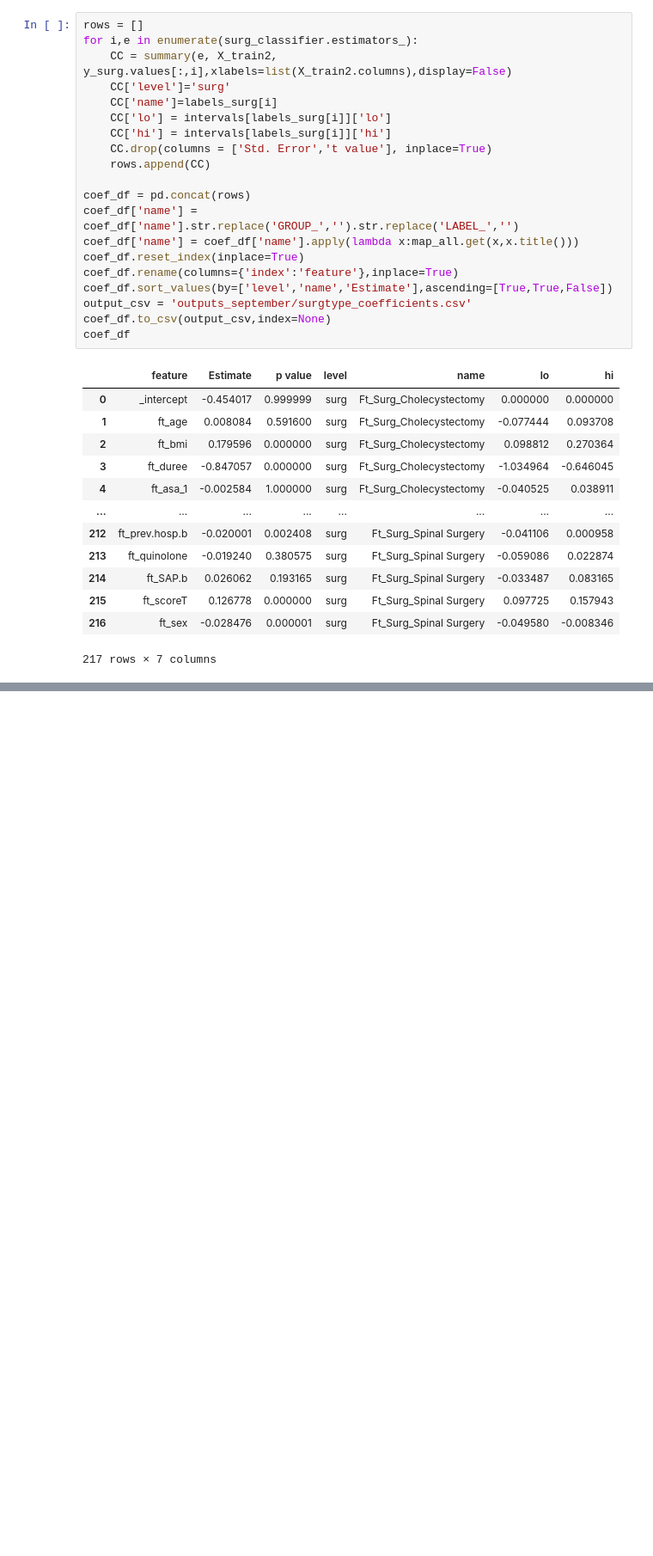
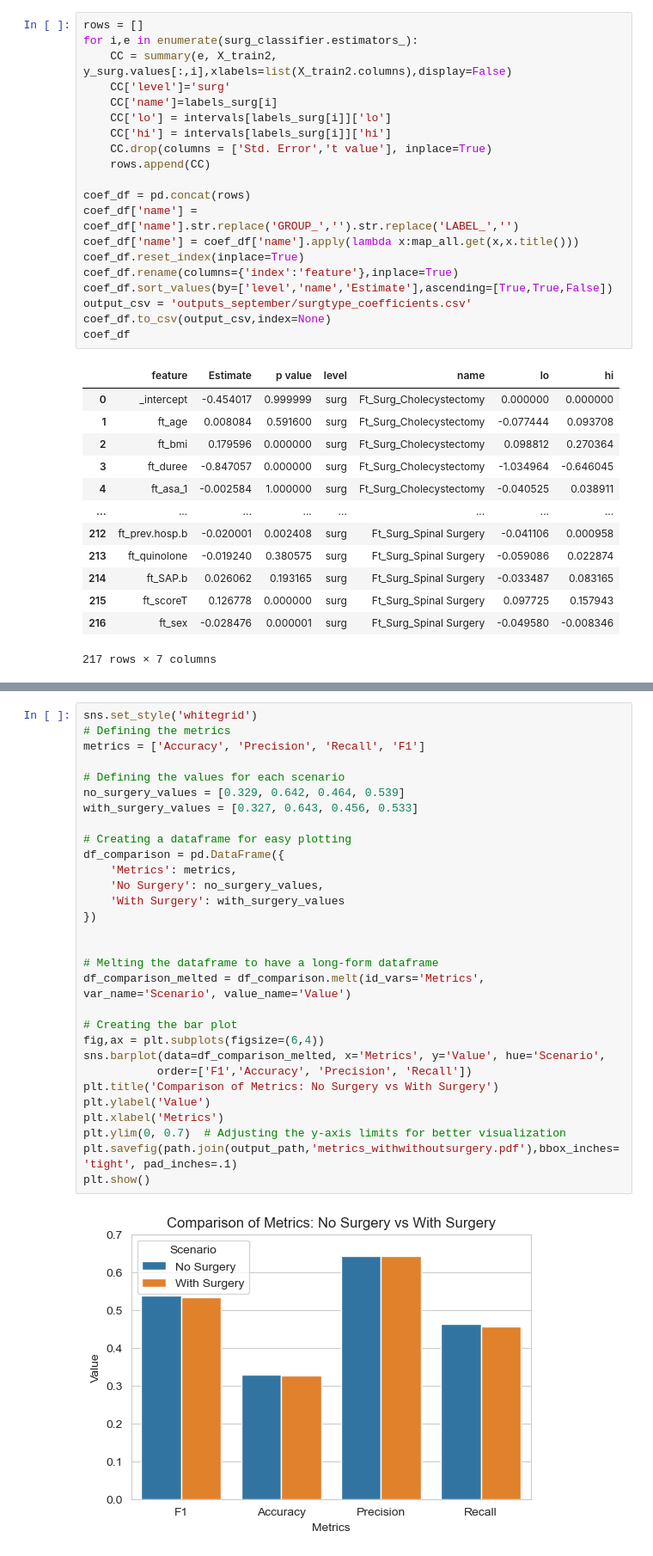
Before and after one commit to HugoGuillen/microbialcomposition, a Jupyter notebook: 4.4.2_surgery_prediction.ipynb, the cells around one changed output, grey strips where cells are left out. Shown: that part at 86% size. Drawn from its saved outputs; the diff is of its cells as text; blank space fills up the shorter version.

```diff
--- a/4.4.2_surgery_prediction_FINAL.ipynb
+++ b/4.4.2_surgery_prediction.ipynb
@@ -643,0 +738,32 @@ Ft_Surg_Knee Replacement
+# %%
+sns.set_style('whitegrid')
+# Defining the metrics
+metrics = ['Accuracy', 'Precision', 'Recall', 'F1']
+
+# Defining the values for each scenario
+no_surgery_values = [0.329, 0.642, 0.464, 0.539]
+with_surgery_values = [0.327, 0.643, 0.456, 0.533]
+
+# Creating a dataframe for easy plotting
+df_comparison = pd.DataFrame({
+    'Metrics': metrics,
+    'No Surgery': no_surgery_values,
+    'With Surgery': with_surgery_values
+})
+
+
+# Melting the dataframe to have a long-form dataframe
+df_comparison_melted = df_comparison.melt(id_vars='Metrics', var_name='Scenario', value_name='Value')
+
+# Creating the bar plot
+fig,ax = plt.subplots(figsize=(6,4))
+sns.barplot(data=df_comparison_melted, x='Metrics', y='Value', hue='Scenario',
+           order=['F1','Accuracy', 'Precision', 'Recall'])
+plt.title('Comparison of Metrics: No Surgery vs With Surgery')
+plt.ylabel('Value')
+plt.xlabel('Metrics')
+plt.ylim(0, 0.7)  # Adjusting the y-axis limits for better visualization
+plt.savefig(path.join(output_path,'metrics_withwithoutsurgery.pdf'),bbox_inches='tight', pad_inches=.1)
+plt.show()
+# %% [output]
+[figure, added]
```
Also changed, not shown: parts of 6 cells of this notebook, 6 other files.
